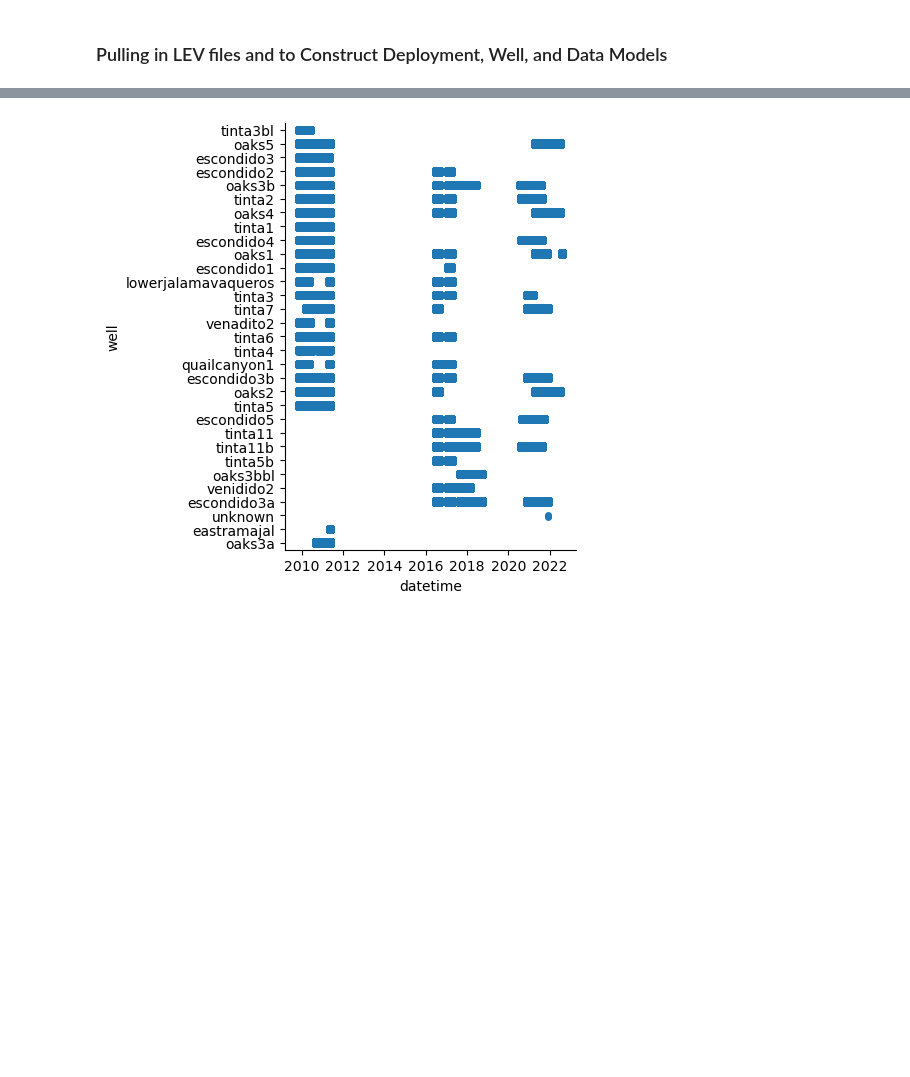
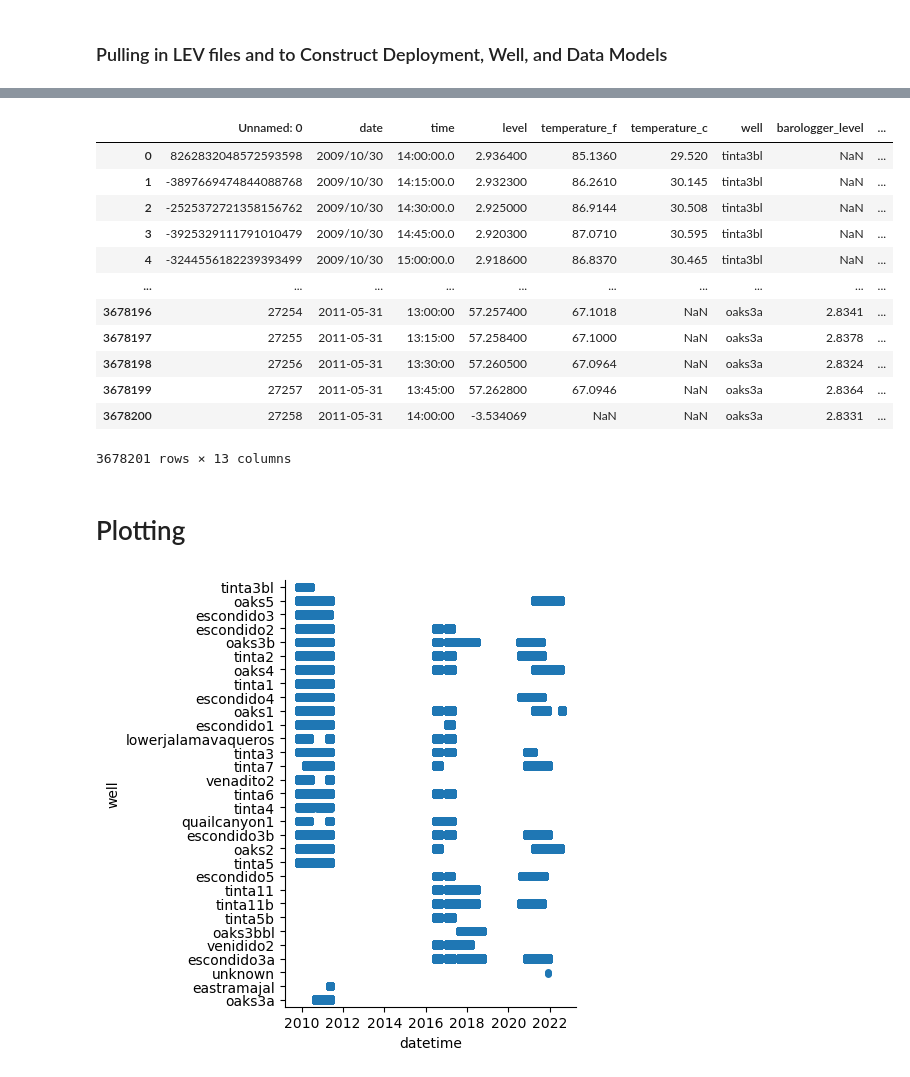
Before and after one commit to tnc-ca-geo/dangermondpreserve, a Jupyter notebook: Notebooks/well_data_read.ipynb, the cells around one changed output, grey strips where cells are left out. Drawn from its saved outputs; the diff is of its cells as text; code cells hidden in the pictures; blank space fills up the shorter version.

```diff
--- a/Notebooks/well_data_read.ipynb
+++ b/Notebooks/well_data_read.ipynb
@@ -131,57 +134,40 @@ for xle in XLE_dir_list:
         xle_content = xle_text.read()
         xle_dict = parser.parse(xle_content)['Body_xle']
 
-        location = (xle_dict.get('Instrument_info_data_header', {}).get('Location') or "Unknown").replace("/", "").replace("#", "").replace(" ","").lower()
+        _metadata = getXLEMetadata(xle_dict)
+        location = _metadata['Location']
 
-        if os.path.exists(f"{data_dir}/HistoricalWellSynthesis/Data/{location}/{location}.csv") :
-            WellData[location] = pd.read_csv(f"{data_dir}/HistoricalWellSynthesis/Data/{location}/{location}.csv")
-        elif not os.path.exists(f"{data_dir}/HistoricalWellSynthesis/Data/{location}"):
+        if not os.path.exists(f"{data_dir}/HistoricalWellSynthesis/Data/{location}"):
             os.makedirs(f"{data_dir}/HistoricalWellSynthesis/Data/{location}")
 
-        instrumentType = (xle_dict.get('Instrument_info', {}).get('Instrument_type') or "Unknown")
-        altitude = xle_dict.get('Ch1_data_header', {}).get('Parameters', {}).get('Altitude', 0)
-
-        levelUnit = xle_dict.get('Ch1_data_header', {}).get('Unit', 'unit')
-        tempUnit = xle_dict.get('Ch2_data_header', {}).get('Unit', 'unit')[-1]
-
-        dateUpdated = xle_dict.get("Instrument_info_data_header", {}).get('Stop_time') or 'Unknown'
-        dateStarted = xle_dict.get("Insturment_info_data_header", {}).get('Start_time') or 'Unknown'
+        if not os.path.exists(f"{data_dir}/HistoricalWellSynthesis/Data/{location}/{os.path.basename(xle)}"):
+            shutil.copy2(xle, f"{data_dir}/HistoricalWellSynthesis/Data/{location}/{os.path.basename(xle)}")
 
         _df = pd.DataFrame(xle_dict.get('Data', {}).get('Log', {}))
         _df = _df.set_index(_df.agg(('{0[Date]}{0[Time]}' + f"{location}{instrumentType}").format, axis=1).apply(lambda x: hash(x)))
         _df = _df.rename(columns = {"Date": 'date', "Time":'time', "ch1":"level", 'ch2':'temperature' }).drop(['ms', '@id'], axis=1)
 
-        if tempUnit == "C":
+        if _metadata['TemperatureUnit'] == "C":
             _df['temperature_c'] = _df['temperature'].astype(float)
             _df['temperature'] = _df['temperature'].astype(float) * 1.8 + 32
 
-        if levelUnit =="m":
+        if _metadata['LevelUnit'] =="m":
             _df['level'] = _df['level'].astype(float) / 3.28084
 
-        if not os.path.exists(f"{data_dir}/HistoricalWellSynthesis/Data/{location}/{os.path.basename(xle)}"):
-            shutil.copy2(xle, f"{data_dir}/HistoricalWellSynthesis/Data/{location}/{os.path.basename(xle)}")
+        _metadata['dataStartDate'] = min(_df['date'])
+        _metadata['dataEndDate'] = max(_df['date'])
 
         if location in WellData.keys():
             WellData[location] = pd.concat([WellData[location], _df], axis=0)
         else:
             WellData[location] = _df
 
-        Devices = pd.concat([Devices, pd.DataFrame({
-            "instrumentType":instrumentType,
-            "location": location,
-            "altitude": altitude,
-            "levelUnit": levelUnit,
-            "temperatureUnit": tempUnit,
-            "dateStarted": dateStarted,
-            "dateUpdated": dateUpdated
-        }, index=[instrumentType+location])], ignore_index = True)
+        WellDevices = pd.concat([WellDevices, pd.DataFrame(_metadata, index=[instrumentType+location])], ignore_index = True)
 # %%
 for xlsx in XLSX_dir_list:
     location = xlsx.split("\\")[1][:-5].replace("_","").replace(" ","").lower()
 
-    if os.path.exists(f"{data_dir}/HistoricalWellSynthesis/Data/{location}/{location}.csv") :
-        WellData[location] = pd.read_csv(f"{data_dir}/HistoricalWellSynthesis/Data/{location}/{location}.csv")
-    elif not os.path.exists(f"{data_dir}/HistoricalWellSynthesis/Data/{location}"):
+    if not os.path.exists(f"{data_dir}/HistoricalWellSynthesis/Data/{location}"):
         os.makedirs(f"{data_dir}/HistoricalWellSynthesis/Data/{location}")
 
     if not os.path.exists(f"{data_dir}/HistoricalWellSynthesis/Data/{location}/{os.path.basename(xlsx)}"):
@@ -216,4 +202,5 @@ for xlsx in XLSX_dir_list:
         WellData[location] = pd.concat([WellData[location], _df], axis=0)
     else:
         WellData[location] = _df
+
 #Not updating devices from xlsxs
@@ -267,3 +289,21 @@ Index(['OBJECTID', 'Well_Name', 'Depth_ft', 'Well Date', 'PrePostPurchase',
+# %%
+full_well_data
+# %% [output]
+|  | Unnamed: 0 | date | time | level | temperature_f | temperature_c | well | barologger_level | ... |
+| 0 | 8262832048572593598 | 2009/10/30 | 14:00:00.0 | 2.936400 | 85.1360 | 29.520 | tinta3bl | NaN | ... |
+| 1 | -3897669474844088768 | 2009/10/30 | 14:15:00.0 | 2.932300 | 86.2610 | 30.145 | tinta3bl | NaN | ... |
+| 2 | -2525372721358156762 | 2009/10/30 | 14:30:00.0 | 2.925000 | 86.9144 | 30.508 | tinta3bl | NaN | ... |
+| 3 | -3925329111791010479 | 2009/10/30 | 14:45:00.0 | 2.920300 | 87.0710 | 30.595 | tinta3bl | NaN | ... |
+| 4 | -3244556182239393499 | 2009/10/30 | 15:00:00.0 | 2.918600 | 86.8370 | 30.465 | tinta3bl | NaN | ... |
+| ... | ... | ... | ... | ... | ... | ... | ... | ... | ... |
+| 3678196 | 27254 | 2011-05-31 | 13:00:00 | 57.257400 | 67.1018 | NaN | oaks3a | 2.8341 | ... |
+| 3678197 | 27255 | 2011-05-31 | 13:15:00 | 57.258400 | 67.1000 | NaN | oaks3a | 2.8378 | ... |
+| 3678198 | 27256 | 2011-05-31 | 13:30:00 | 57.260500 | 67.0964 | NaN | oaks3a | 2.8324 | ... |
+| 3678199 | 27257 | 2011-05-31 | 13:45:00 | 57.262800 | 67.0946 | NaN | oaks3a | 2.8364 | ... |
+| 3678200 | 27258 | 2011-05-31 | 14:00:00 | -3.534069 | NaN | NaN | oaks3a | 2.8331 | ... |
+3678201 rows × 13 columns
+# %% [markdown]
+# Plotting
 # %%
 well_periods = sns.catplot(data=full_well_data, x='datetime', y='well')
 plt.show()
```
Also changed, not shown: parts of 21 cells of this notebook, 1 other file.
